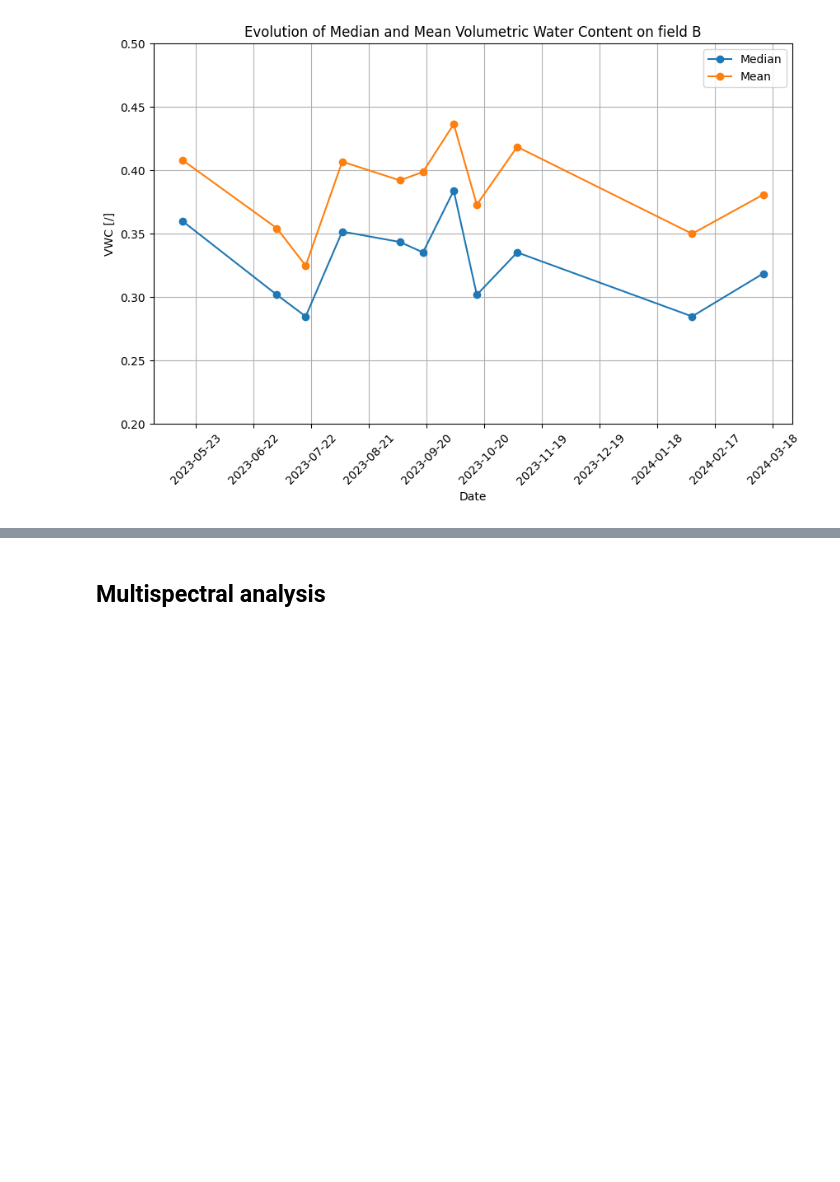
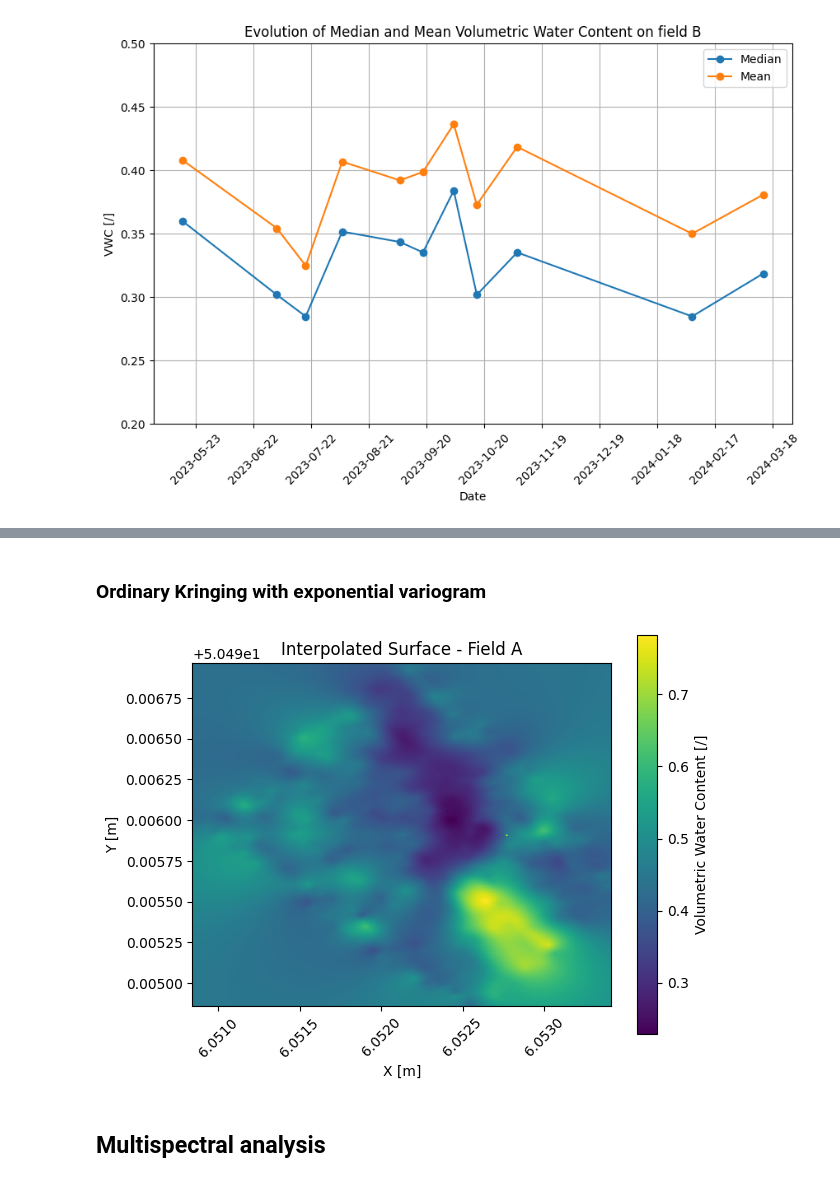
Before and after one commit to Django184/Master-Thesis, a Jupyter notebook: gpr.ipynb, the cells around one changed output, grey strips where cells are left out. Drawn from its saved outputs; the diff is of its cells as text; code cells hidden in the pictures; blank space fills up the shorter version.

```diff
--- a/gpr.ipynb
+++ b/gpr.ipynb
@@ -232,3 +266,44 @@ KeyError: 'X'
+# %% [markdown]
+### Ordinary Kringing with exponential variogram
+# %%
+# Define your prediction grid
+x_min, x_max = min(Studied_field['x']), max(Studied_field['x'])
+y_min, y_max = min(Studied_field['y']), max(Studied_field['y'])
+
+gridx = np.arange(x_min, x_max, 0.00001)  # Adjust the step size as needed
+gridy = np.arange(y_min, y_max, 0.00001)  # Adjust the step size as needed
+# %%
+OK = OrdinaryKriging(
+    Studied_field['x'], Studied_field['y'], Studied_field['vwc'],
+    variogram_model='exponential',
+    verbose=False,
+    enable_plotting=False
+)
+
+z, ss = OK.execute('grid', gridx, gridy)
+# %%
+# Convert the kriging results to a suitable format for further processing or plotting
+z_grid = z.T  # Transpose the result to match the grid shape
+
+# Example: Convert to DataFrame for easy handling
+result_df = pd.DataFrame(z_grid, index=gridx, columns=gridy)
+
+# Save to CSV or plot as needed
+# %%
+# Plot the interpolated surface
+
+plt.imshow(z_grid, extent=[gridx.min(), gridx.max(), gridy.min(), gridy.max()], origin='lower', cmap='viridis')
+plt.colorbar(label='Volumetric Water Content [/]')
+plt.xlabel('X [m]')
+plt.ylabel('Y [m]')
+plt.xticks(rotation=45)
+plt.title(f'Interpolated Surface - Field {field_letter}')
+plt.grid(False)
+
+plt.tight_layout()
+plt.show()
+# %% [output]
+[figure, added]
 # %% [markdown]
 ## Multispectral analysis
 # %% [markdown]
```
Also changed, not shown: parts of 18 cells of this notebook, 6 other files.
